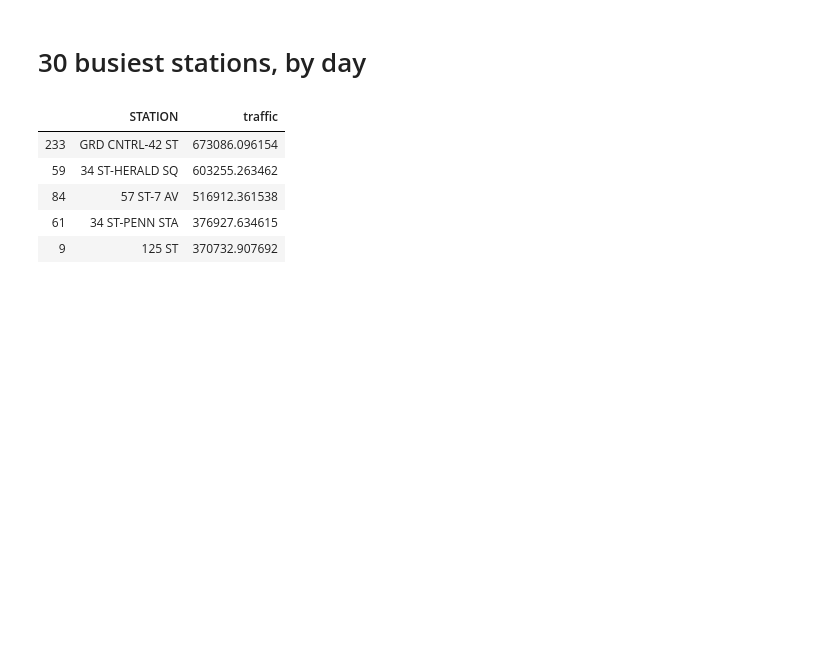
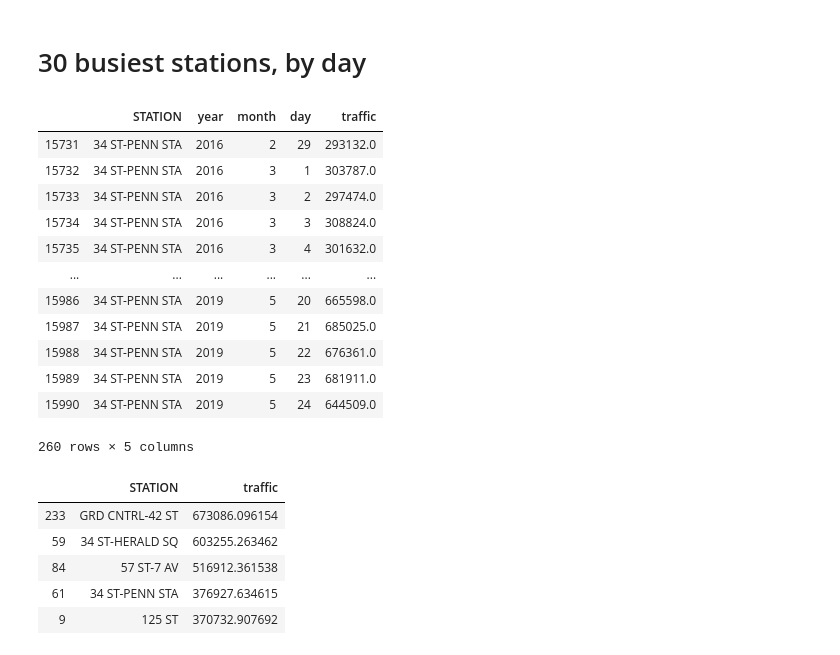
Before and after one commit to collindching/MTA-Turnstile-Analysis, a Jupyter notebook: log/Data Visualizations (Collin).ipynb, the cells around one changed output. Cells and saved outputs as stored; diff of their text form; code cells hidden in the pictures; blank space fills up the shorter version.

```diff
--- a/Data Visualizations (Collin).ipynb
+++ b/log/Data Visualizations (Collin).ipynb
@@ -28,3 +30,19 @@ df.head()
+# %%
+weekdays_agg[weekdays_agg['STATION']=='34 ST-PENN STA']
+# %% [output]
+|  | STATION | year | month | day | traffic |
+| 15731 | 34 ST-PENN STA | 2016 | 2 | 29 | 293132.0 |
+| 15732 | 34 ST-PENN STA | 2016 | 3 | 1 | 303787.0 |
+| 15733 | 34 ST-PENN STA | 2016 | 3 | 2 | 297474.0 |
+| 15734 | 34 ST-PENN STA | 2016 | 3 | 3 | 308824.0 |
+| 15735 | 34 ST-PENN STA | 2016 | 3 | 4 | 301632.0 |
+| ... | ... | ... | ... | ... | ... |
+| 15986 | 34 ST-PENN STA | 2019 | 5 | 20 | 665598.0 |
+| 15987 | 34 ST-PENN STA | 2019 | 5 | 21 | 685025.0 |
+| 15988 | 34 ST-PENN STA | 2019 | 5 | 22 | 676361.0 |
+| 15989 | 34 ST-PENN STA | 2019 | 5 | 23 | 681911.0 |
+| 15990 | 34 ST-PENN STA | 2019 | 5 | 24 | 644509.0 |
+260 rows × 5 columns
 # %%
 weekdays = df[df['WD vs WE'] == 'WD']
 weekdays_agg = weekdays.groupby(['STATION','year','month','day']).agg({'traffic':'sum'}).reset_index()
```
Also changed, not shown: parts of 1 cell of this notebook, 4 other files.
